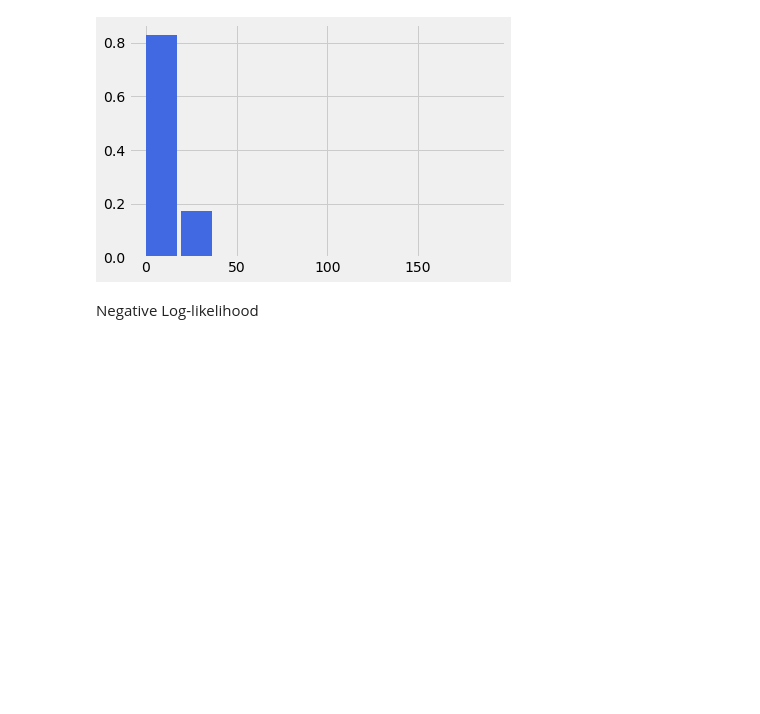
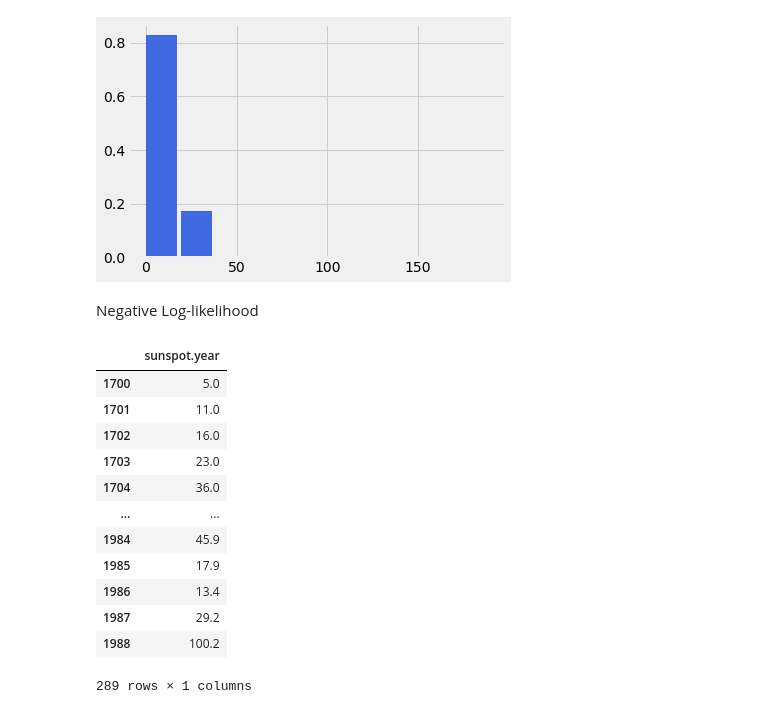
Before and after one commit to aromanenko/AggregatingAlgorithm, a Jupyter notebook: DFA.ipynb, the cells around one changed output. Cells and saved outputs as stored; diff of their text form; code cells hidden in the pictures; blank space fills up the shorter version.

```diff
--- a/DFA.ipynb
+++ b/DFA.ipynb
@@ -720,3 +823,19 @@ plt.bar(left_edges, AA_preds[0]['probs'], align='edge',
 [figure]
 # %% [markdown]
 Negative Log-likelihood
+# %%
+sunspot_ts
+# %% [output]
+|  | sunspot.year |
+| 1700 | 5.0 |
+| 1701 | 11.0 |
+| 1702 | 16.0 |
+| 1703 | 23.0 |
+| 1704 | 36.0 |
+| ... | ... |
+| 1984 | 45.9 |
+| 1985 | 17.9 |
+| 1986 | 13.4 |
+| 1987 | 29.2 |
+| 1988 | 100.2 |
+289 rows × 1 columns
```
Also changed, not shown: parts of 19 cells of this notebook, 2 other files.
